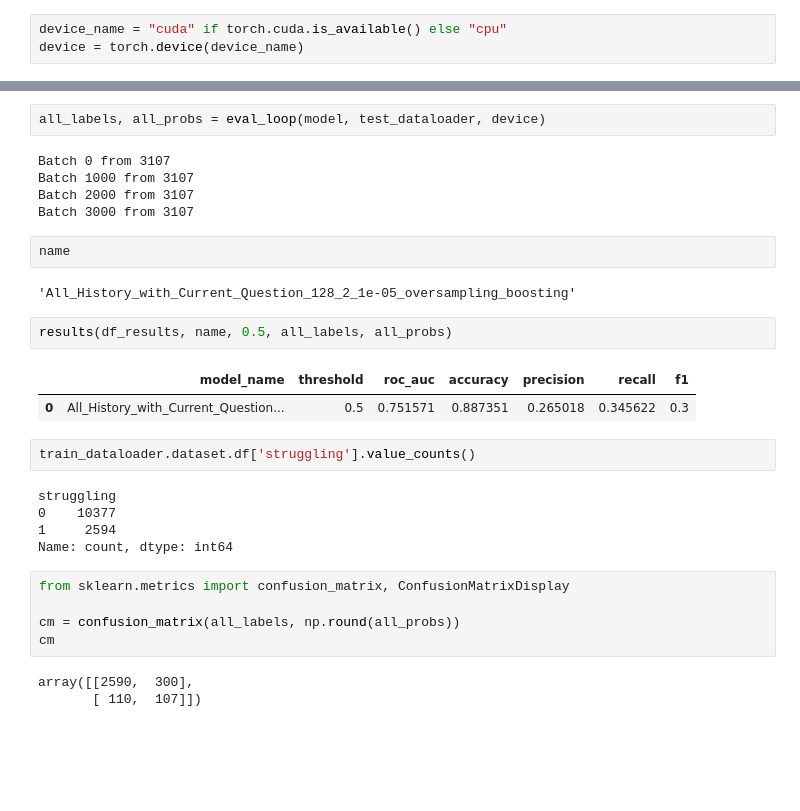
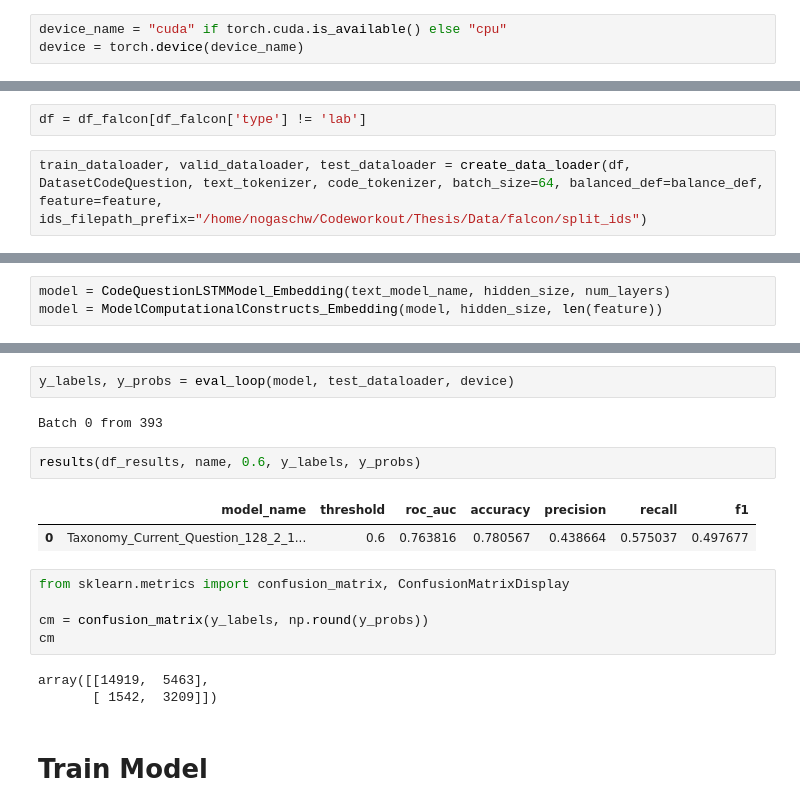
Before and after one commit to nogaschw/Detecting-Struggling-Student-Programmers-using-Proficiency-Taxonomies, a Jupyter notebook: classifier.ipynb, the cells around one changed output, grey strips where cells are left out. Saved outputs shown, nothing was run; the diff lists cells and outputs as text; blank space fills up the shorter version.

Commit message:
embedding before

```diff
--- a/classifier.ipynb
+++ b/classifier.ipynb
@@ -123,0 +110,4 @@ device = torch.device(device_name)
+# %%
+df = df_falcon[df_falcon['type'] != 'lab']
+# %%
+train_dataloader, valid_dataloader, test_dataloader = create_data_loader(df, DatasetCodeQuestion, text_tokenizer, code_tokenizer, batch_size=64, balanced_def=balance_def, feature=feature, ids_filepath_prefix="/home/nogaschw/Codeworkout/Thesis/Data/falcon/split_ids")
@@ -140,0 +144,3 @@ display(files)
+# %%
+model = CodeQuestionLSTMModel_Embedding(text_model_name, hidden_size, num_layers)
+model = ModelComputationalConstructs_Embedding(model, hidden_size, len(feature))
@@ -187,31 +234,19 @@ plt.show()
 # %%
-all_labels, all_probs = eval_loop(model, test_dataloader, device)
+y_labels, y_probs = eval_loop(model, test_dataloader, device)
 # %% [output]
-Batch 0 from 3107
-Batch 1000 from 3107
-Batch 2000 from 3107
-Batch 3000 from 3107
+Batch 0 from 393
-# %%
-name
-# %% [output]
-'All_History_with_Current_Question_128_2_1e-05_oversampling_boosting'
 # %%
-results(df_results, name, 0.5, all_labels, all_probs)
+results(df_results, name, 0.6, y_labels, y_probs)
 # %% [output]
 |  | model_name | threshold | roc_auc | accuracy | precision | recall | f1 |
-| 0 | All_History_with_Current_Question... | 0.5 | 0.751571 | 0.887351 | 0.265018 | 0.345622 | 0.3 |
+| 0 | Taxonomy_Current_Question_128_2_1... | 0.6 | 0.763816 | 0.780567 | 0.438664 | 0.575037 | 0.497677 |
-# %%
-train_dataloader.dataset.df['struggling'].value_counts()
-# %% [output]
-struggling
-0    10377
-1     2594
-Name: count, dtype: int64
 # %%
 from sklearn.metrics import confusion_matrix, ConfusionMatrixDisplay
 
-cm = confusion_matrix(all_labels, np.round(all_probs))
+cm = confusion_matrix(y_labels, np.round(y_probs))
 cm
 # %% [output]
-array([[2590,  300],
-       [ 110,  107]])
+array([[14919,  5463],
+       [ 1542,  3209]])
+# %% [markdown]
+# Train Model
```
Also changed, not shown: parts of 34 cells of this notebook, 12 other files.
